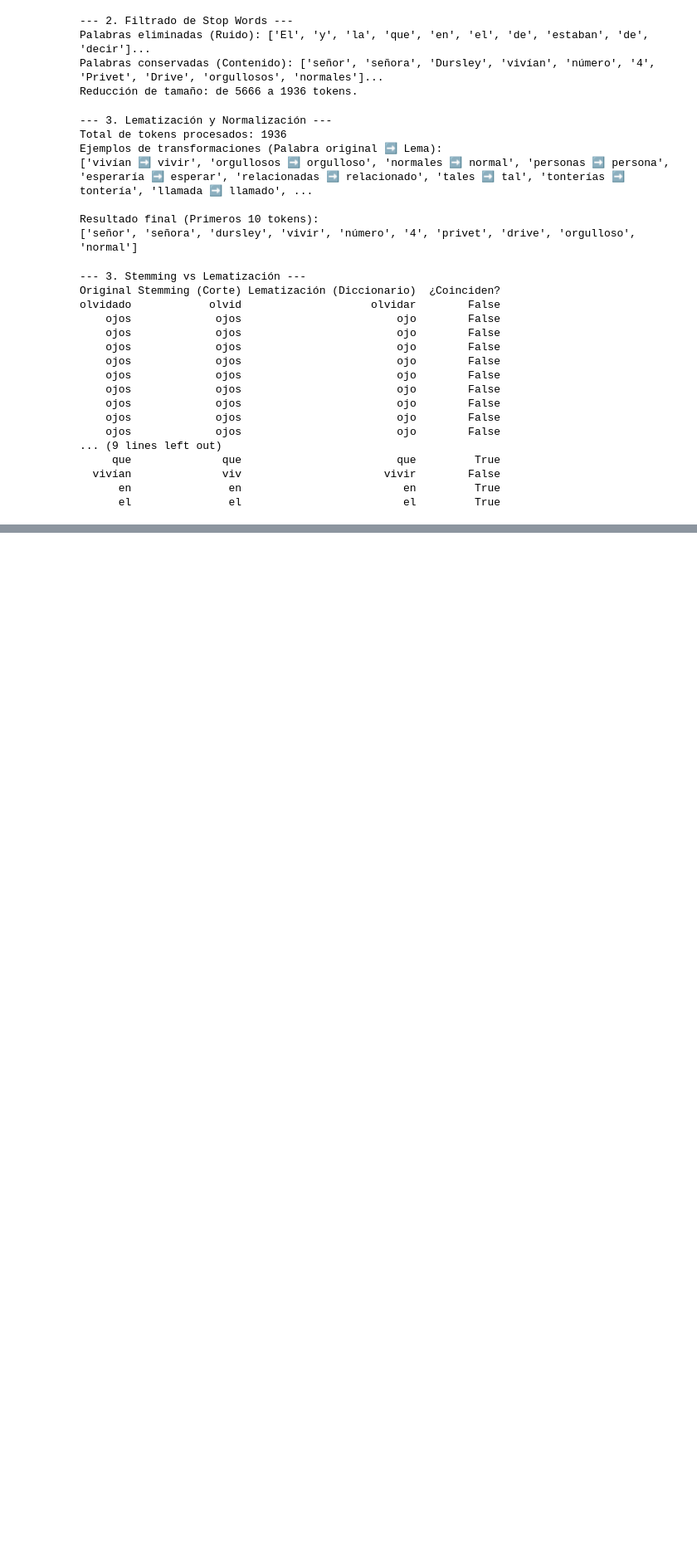
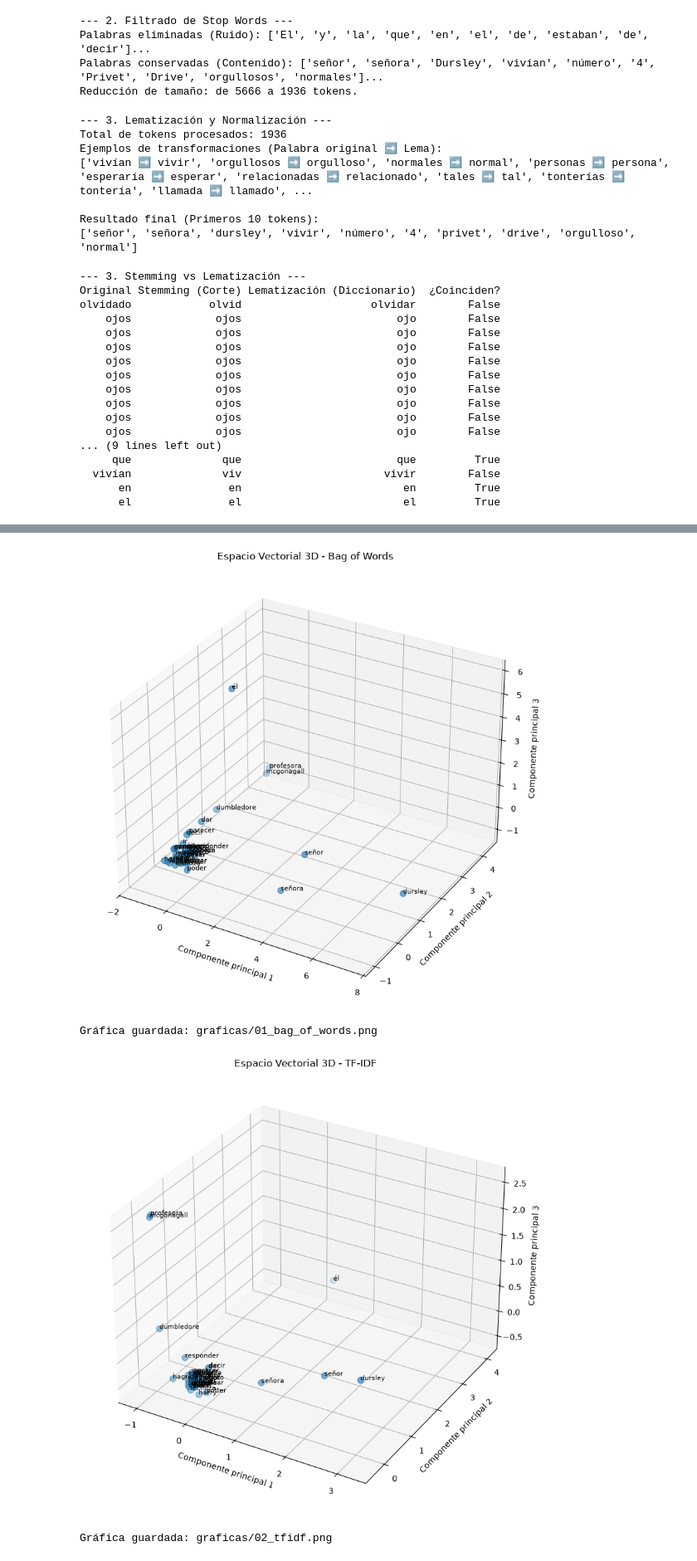
Before and after one commit to Marcelo116/LenguajeNatural_NormalizacionLematizacion, a Jupyter notebook: app.ipynb, the cells around one changed output, grey strips where cells are left out. Shown at 83% size. Saved outputs shown, nothing was run; the diff lists cells and outputs as text; code cells hidden in the pictures; blank space fills up the shorter version.

```diff
--- a/app.ipynb
+++ b/app.ipynb
@@ -149,0 +308,45 @@ olvidado            olvid                    olvidar        False
+# %%
+# A. BAG OF WORDS
+
+matriz_bow_palabras = X_bow.T.toarray()
+
+graficar_espacio_3d(
+    matriz_bow_palabras,
+    vocab_bow,
+    "Espacio Vectorial 3D - Bag of Words",
+    "01_bag_of_words.png"
+)
+
+
+# B. TF-IDF
+
+matriz_tfidf_palabras = X_tfidf.T.toarray()
+
+graficar_espacio_3d(
+    matriz_tfidf_palabras,
+    vocab_tfidf,
+    "Espacio Vectorial 3D - TF-IDF",
+    "02_tfidf.png"
+)
+
+
+# C. WORD2VEC
+
+palabras_word2vec = modelo_word2vec.wv.index_to_key[:40]
+
+vectores_word2vec = np.array([
+    modelo_word2vec.wv[palabra]
+    for palabra in palabras_word2vec
+])
+
+graficar_espacio_3d(
+    vectores_word2vec,
+    palabras_word2vec,
+    "Espacio Vectorial 3D - Word2Vec",
+    "03_word2vec.png"
+)
+# %% [output]
+[figure, added]
+Gráfica guardada: graficas/01_bag_of_words.png
+[figure, added]
+Gráfica guardada: graficas/02_tfidf.png
```
Also changed, not shown: parts of 7 cells of this notebook, 4 other files.
